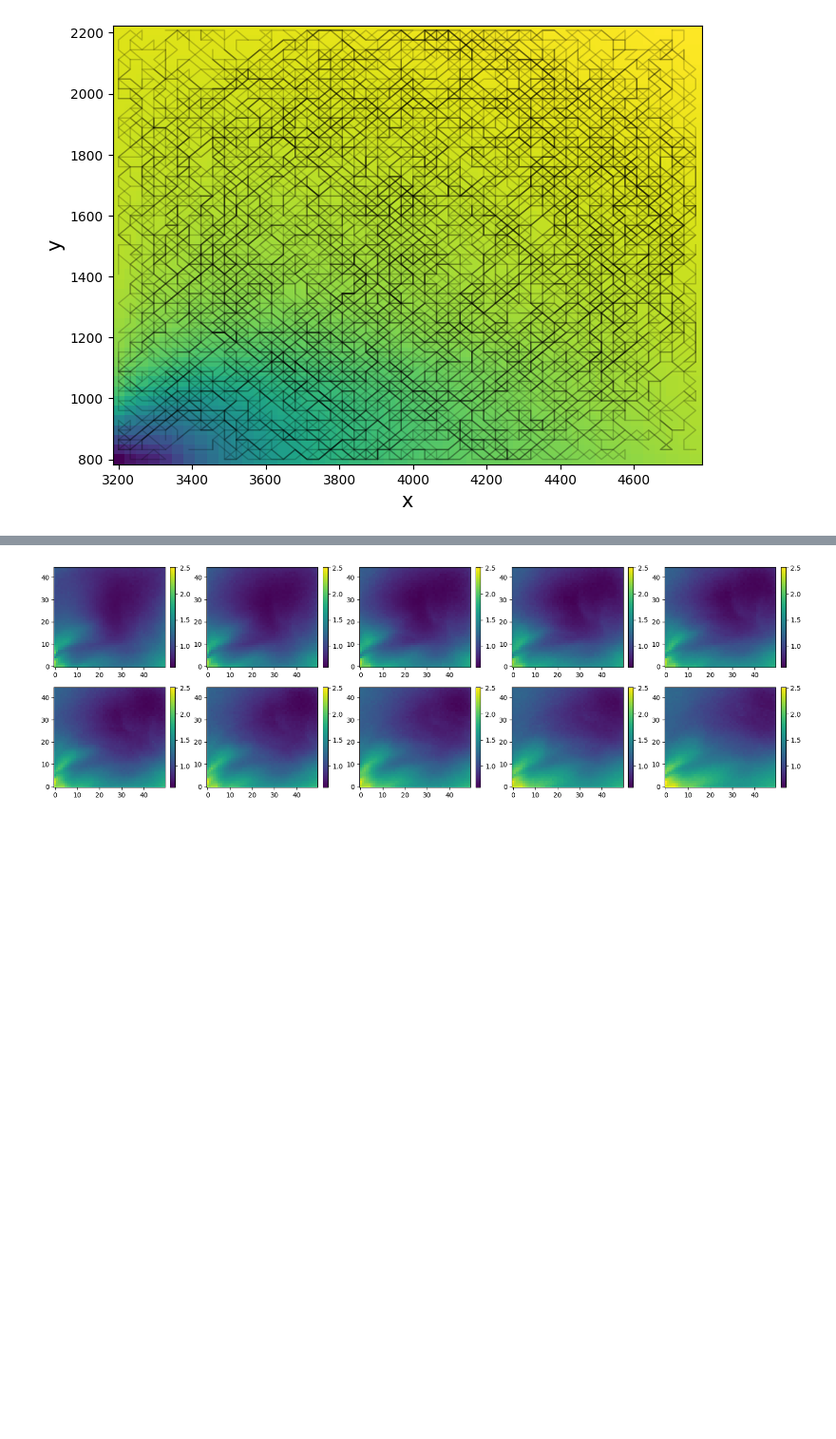
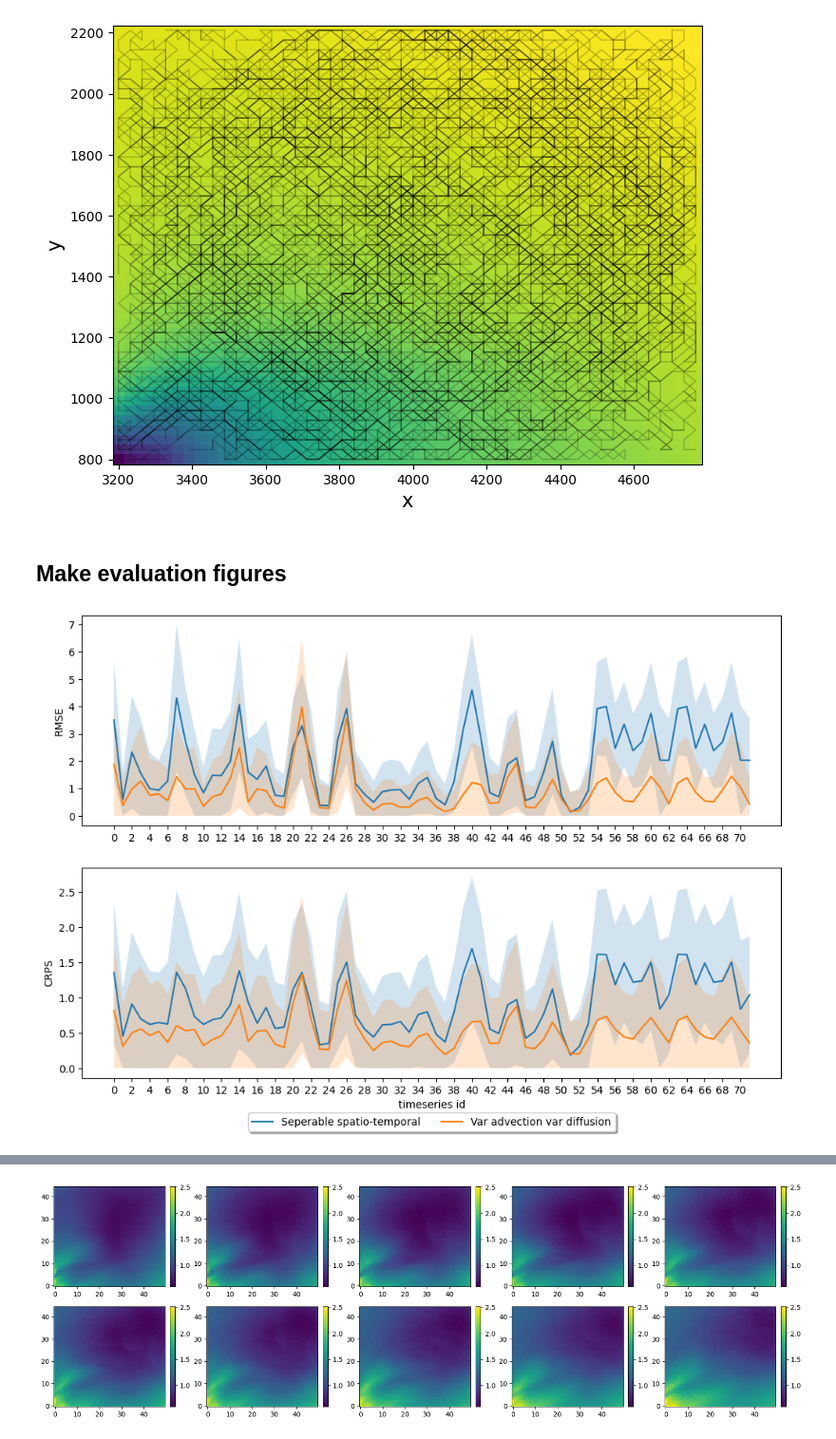
Before and after one commit to berild/spdepy, a Jupyter notebook: examples/sinmod_example/master.ipynb, the cells around one changed output, grey strips where cells are left out. Shown at 95% size. Saved outputs shown, nothing was run; the diff lists cells and outputs as text; code cells hidden in the pictures; blank space fills up the shorter version.

Commit message:
add working code and figures code for sinmod application

```diff
--- a/examples/sinmod_example/master.ipynb
+++ b/examples/sinmod_example/master.ipynb
@@ -252,0 +405,2 @@ val = sp.datasets.get_sinmod_validation()
+# %% [markdown]
+## Make evaluation figures
@@ -253,4 +411,4 @@ val = sp.datasets.get_sinmod_validation()
 # %%
-res1 = np.load("fits/pred-var-advection-var-diffusion-2D-bc3.npy")
-res2 = np.load("fits/pred-seperable-spatial-temporal-ani-2D-bc3.npy")
-res3 = np.load("fits/pred-advection-diffusion-2D-bc3.npy")
+res_vAvD = np.load("fits/pred_var-advection-var-diffusion-2D-bc1.npy")
+res_C = np.load("fits/pred_seperable-spatial-temporal-ani-2D-bc1.npy")
+val = sp.datasets.get_sinmod_validation()
@@ -260,0 +415,32 @@ res3 = res3.mean(axis = (1,2))
+# %%
+mu_vAvD = res_vAvD.mean(axis = (0,2))
+sd_vAvD = np.sqrt(res_vAvD.std(axis = (0,2)))
+mu_C = res_C.mean(axis = (0,2))
+sd_C = np.sqrt(res_C.std(axis = (0,2)))
+# %%
+low_vAvD = np.max(np.stack([mu_vAvD - sd_vAvD, np.zeros(mu_vAvD.shape)], axis = 2), axis = 2)
+low_C = np.max(np.stack([mu_C - sd_C, np.zeros(mu_C.shape)], axis = 2), axis = 2)
+fig, ax = plt.subplots(figsize=(12,8),nrows = 2)
+ns = 72
+stm = np.arange(ns).astype("int32")
+ax[0].plot(stm,mu_C[:,0][:ns], label = 'Seperable spatio-temporal')
+ax[1].plot(stm,mu_C[:,1][:ns], label = 'Seperable spatio-temporal')
+
+ax[0].fill_between(stm, low_C[:,0][:ns], (mu_C[:,0] + sd_C[:,0])[:ns], alpha = 0.2)
+ax[1].fill_between(stm, low_C[:,1][:ns], (mu_C[:,1] + sd_C[:,1])[:ns], alpha = 0.2)
+ax[0].plot(stm,mu_vAvD[:,0][:ns], label = 'Var advection var diffusion')
+ax[1].plot(stm,mu_vAvD[:,1][:ns], label = 'Var advection var diffusion')
+ax[0].fill_between(stm, low_vAvD[:,0][:ns], (mu_vAvD[:,0] + sd_vAvD[:,0])[:ns], alpha = 0.2)
+ax[1].fill_between(stm, low_vAvD[:,1][:ns], (mu_vAvD[:,1] + sd_vAvD[:,1])[:ns], alpha = 0.2)
+ax[0].set_xticks(stm[::2])
+ax[1].set_xticks(stm[::2])
+
+ax[1].legend(loc='lower center', bbox_to_anchor=(0.5, -0.28),
+          fancybox=True, shadow=True, ncol=2)
+ax[1].set_xlabel('timeseries id')
+ax[0].set_ylabel('RMSE')
+ax[1].set_ylabel('CRPS')
+
+fig.savefig("../../../spat_temp_paper/figures/app_eval.png",bbox_inches='tight',dpi = 200)
+# %% [output]
+[figure, added]
```
Also changed, not shown: parts of 15 cells of this notebook, 3 other files.
